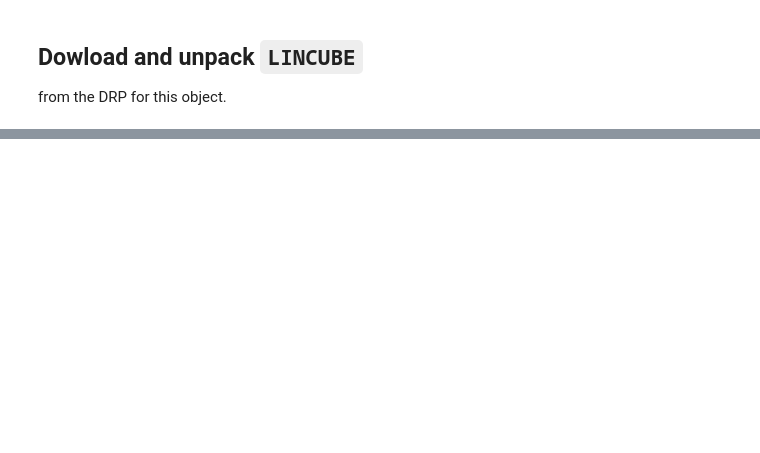
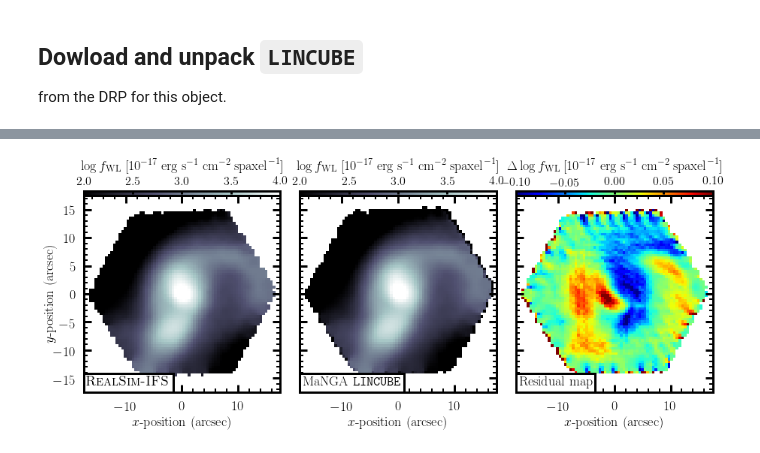
Before and after one commit to cbottrell/RealSim-IFS, a Jupyter notebook: MaNGA_RSS_File_test.ipynb, the cells around one changed output, grey strips where cells are left out. Cells and saved outputs as stored; diff of their text form; code cells hidden in the pictures; blank space fills up the shorter version.

```diff
--- a/MaNGA_RSS_File_test.ipynb
+++ b/MaNGA_RSS_File_test.ipynb
@@ -443,0 +446,57 @@ ax.imshow(np.log10(np.sum(out_cube,axis=0))-np.log10(np.sum(lincube,axis=0)),cma
+# %%
+import copy
+from matplotlib import cm
+cmap = copy.copy(cm.bone)
+cmap.set_bad('white')
+bbox = dict(facecolor='white', edgecolor='black', boxstyle='square',pad=0.2,lw=3)
+
+def add_colorbar(im,ax,label,colour='white'):
+    axin = ax.inset_axes(
+            [0.,1.0, 1.0, 0.025], transform=ax.transAxes)
+    cbar = plt.colorbar(im, cax=axin, orientation='horizontal')
+    cbar.ax.tick_params(color=colour, labelcolor=colour,direction='in',labeltop=1,
+                        labelbottom=0,top=1,bottom=0, width=3, labelsize=16)
+    cbar.set_label(label, color=colour, size=18)
+    cbar.ax.xaxis.set_label_position('top')
+    cbar.outline.set_edgecolor(colour)
+    cbar.outline.set_linewidth(3)
+
+lincube = fits.getdata(filename)
+fig,axarr = plt.subplots(1,3,figsize=(15,5))
+fig.subplots_adjust(wspace=0.1)
+
+for ax in axarr.flat:
+    ax.minorticks_on()
+    ax.tick_params(axis='both',which='major',direction='in',length=10,width=3,labelsize=18,right=1,top=1)
+    ax.tick_params(axis='both',which='minor',direction='in',length=5,width=2,right=1,top=1)
+    ax.tick_params(axis='both',which='major',pad=10)
+    for axis in ['top','bottom','left','right']:
+        ax.spines[axis].set_linewidth(3)
+    ax.set_xlim(-17.5,17.5)
+    ax.set_ylim(-17.5,17.5)
+    ax.set_xlabel(r'$x$-position (arcsec)',fontsize=18)
+
+for ax in axarr.flat[-2:]:
+    ax.tick_params(axis='both',which='major',direction='in',length=10,width=3,labelsize=18,right=1,top=1,labelleft=0)
+
+ax = axarr[1]
+im = ax.imshow(np.log10(np.sum(lincube,axis=0)),cmap=cmap,origin='lower',vmin=2,vmax=4,extent=(-17.5,17.5,-17.5,17.5))
+ax.text(0.014,0.014,r'MaNGA \texttt{LINCUBE}',fontsize=18,color='black',ha='left',va='bottom',transform=ax.transAxes,bbox=bbox)
+label = '$\log f_{\mathrm{WL}}\; [10^{-17} \; \mathrm{erg} \; \mathrm{s}^{-1} \; \mathrm{cm}^{-2} \; \mathrm{spaxel}^{-1}]$'
+add_colorbar(im,ax,label,colour='black')
+
+ax = axarr[0]
+im = ax.imshow(np.log10(wl_image),cmap=cmap,origin='lower',vmin=2,vmax=4,extent=(-17.5,17.5,-17.5,17.5))
+add_colorbar(im,ax,label,colour='black')
+ax.text(0.014,0.014,r'\textsc{RealSim-IFS}',fontsize=18,color='black',ha='left',va='bottom',transform=ax.transAxes,bbox=bbox)
+ax.set_ylabel(r'$y$-position (arcsec)',fontsize=18,labelpad=-5)
+
+ax = axarr[2]
+im = ax.imshow(np.log10(wl_image)-np.log10(np.sum(lincube,axis=0)),cmap='jet',origin='lower',vmin=-0.1,vmax=0.1,extent=(-17.5,17.5,-17.5,17.5))
+label = r'$\Delta \log f_{\mathrm{WL}}\; [10^{-17} \; \mathrm{erg} \; \mathrm{s}^{-1} \; \mathrm{cm}^{-2} \; \mathrm{spaxel}^{-1}]$'
+ax.text(0.014,0.014,r'Residual map',fontsize=18,color='black',ha='left',va='bottom',transform=ax.transAxes,bbox=bbox)
+add_colorbar(im,ax,label,colour='black')
+
+fig.savefig('RSS_OUTCUBE_Comparison.pdf',bbox_inches='tight')
+# %% [output]
+[figure, added]
```
Also changed, not shown: parts of 16 cells of this notebook.
